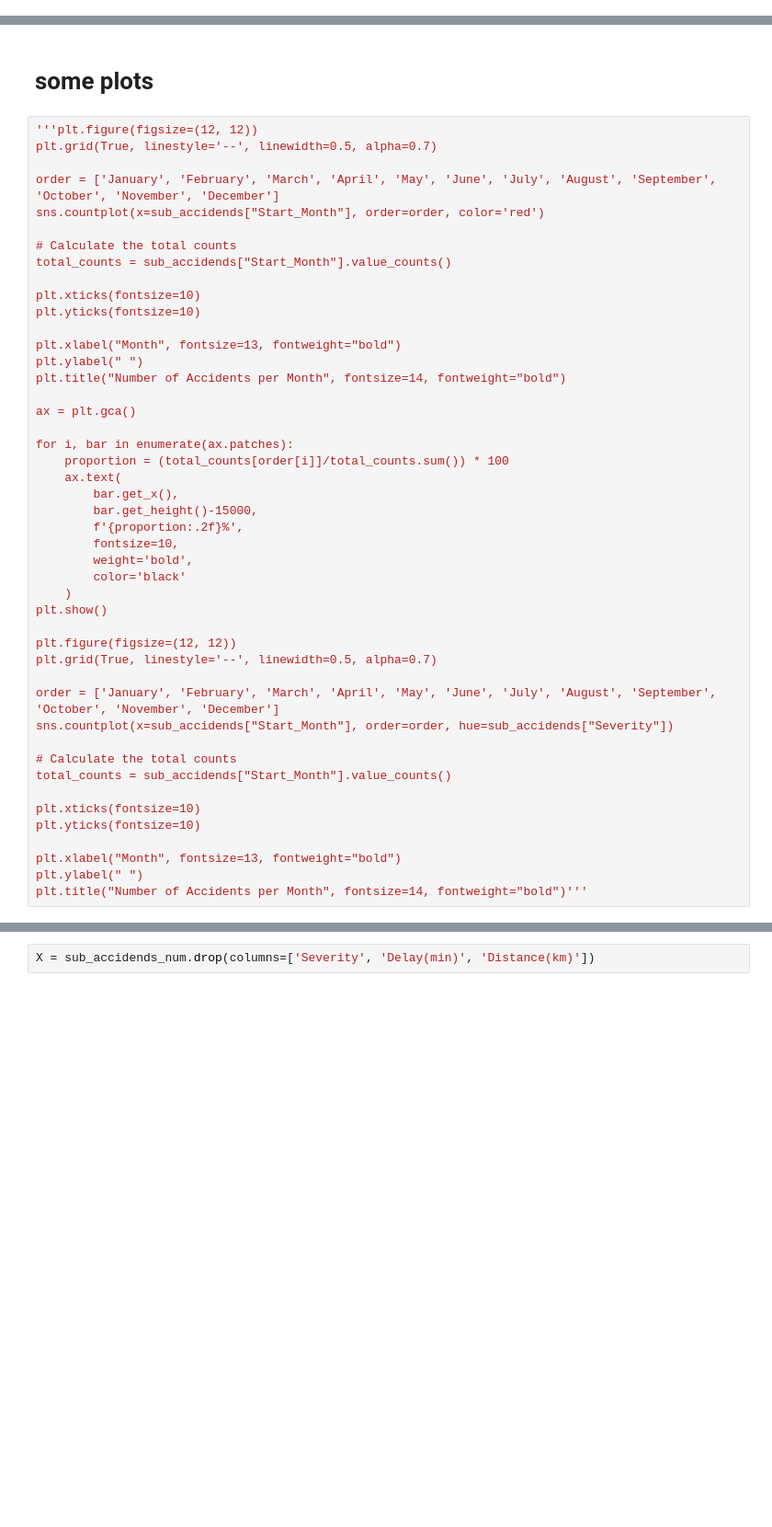
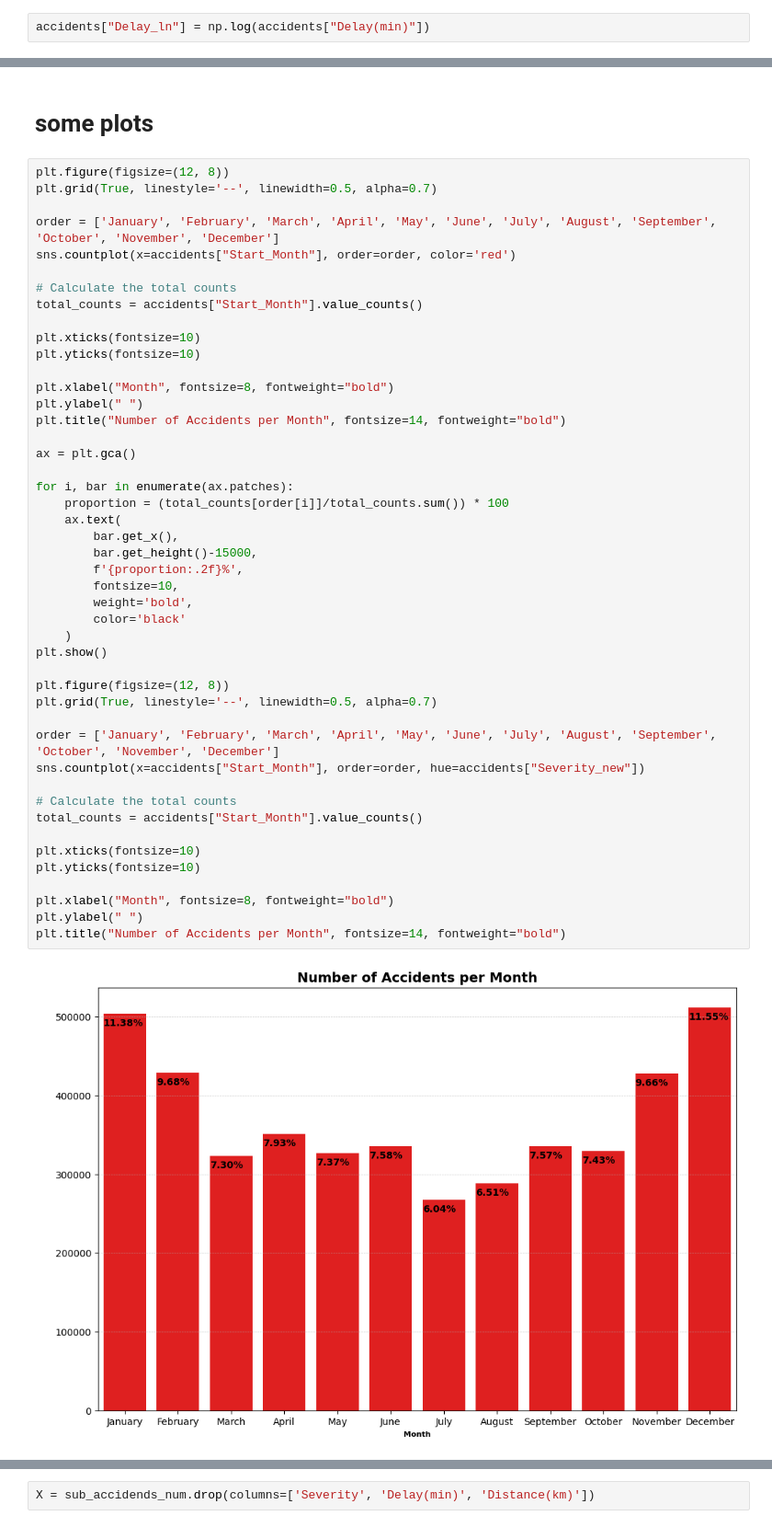
Before and after one commit to reza370/ML_group_project, a Jupyter notebook: accidents.ipynb, the cells around one changed output, grey strips where cells are left out. Shown at 92% size. Drawn from its saved outputs; the diff is of its cells as text; blank space fills up the shorter version.

```diff
--- a/accidents.ipynb
+++ b/accidents.ipynb
@@ -273,6 +290,8 @@ accidents["Visibility(km)"] = accidents["Visibility(mi)"].apply(miles_to_km)
 accidents["Wind_Speed(kmph)"] = accidents["Wind_Speed(mph)"].apply(miles_to_km)
 
 accidents = accidents.drop(columns=["Temperature(F)","Wind_Chill(F)", "Pressure(in)", "Precipitation(in)", "Visibility(mi)", "Wind_Speed(mph)", "Distance(mi)" ])
+# %%
+accidents["Delay_ln"] = np.log(accidents["Delay(min)"])
 # %% [markdown]
 # some codes to create grid area
 # %%
@@ -375,48 +394,50 @@ accidents.head()
 # %% [markdown]
 # some plots
 # %%
-'''plt.figure(figsize=(12, 12))
+plt.figure(figsize=(12, 8))
 plt.grid(True, linestyle='--', linewidth=0.5, alpha=0.7)
 
 order = ['January', 'February', 'March', 'April', 'May', 'June', 'July', 'August', 'September', 'October', 'November', 'December']
-sns.countplot(x=sub_accidends["Start_Month"], order=order, color='red')
+sns.countplot(x=accidents["Start_Month"], order=order, color='red')
 
 # Calculate the total counts
-total_counts = sub_accidends["Start_Month"].value_counts()
+total_counts = accidents["Start_Month"].value_counts()
 
 plt.xticks(fontsize=10)
 plt.yticks(fontsize=10)
 
-plt.xlabel("Month", fontsize=13, fontweight="bold")
+plt.xlabel("Month", fontsize=8, fontweight="bold")
 plt.ylabel(" ")
 plt.title("Number of Accidents per Month", fontsize=14, fontweight="bold")
 
 ax = plt.gca()
 
 for i, bar in enumerate(ax.patches):
     proportion = (total_counts[order[i]]/total_counts.sum()) * 100
     ax.text(
         bar.get_x(),
         bar.get_height()-15000,
         f'{proportion:.2f}%',
         fontsize=10,
         weight='bold',
         color='black'
     )
 plt.show()
 
-plt.figure(figsize=(12, 12))
+plt.figure(figsize=(12, 8))
 plt.grid(True, linestyle='--', linewidth=0.5, alpha=0.7)
 
 order = ['January', 'February', 'March', 'April', 'May', 'June', 'July', 'August', 'September', 'October', 'November', 'December']
-sns.countplot(x=sub_accidends["Start_Month"], order=order, hue=sub_accidends["Severity"])
+sns.countplot(x=accidents["Start_Month"], order=order, hue=accidents["Severity_new"])
 
 # Calculate the total counts
-total_counts = sub_accidends["Start_Month"].value_counts()
+total_counts = accidents["Start_Month"].value_counts()
 
 plt.xticks(fontsize=10)
 plt.yticks(fontsize=10)
 
-plt.xlabel("Month", fontsize=13, fontweight="bold")
+plt.xlabel("Month", fontsize=8, fontweight="bold")
 plt.ylabel(" ")
-plt.title("Number of Accidents per Month", fontsize=14, fontweight="bold")'''
+plt.title("Number of Accidents per Month", fontsize=14, fontweight="bold")
+# %% [output]
+[figure, added]
```
Also changed, not shown: parts of 30 cells of this notebook.
